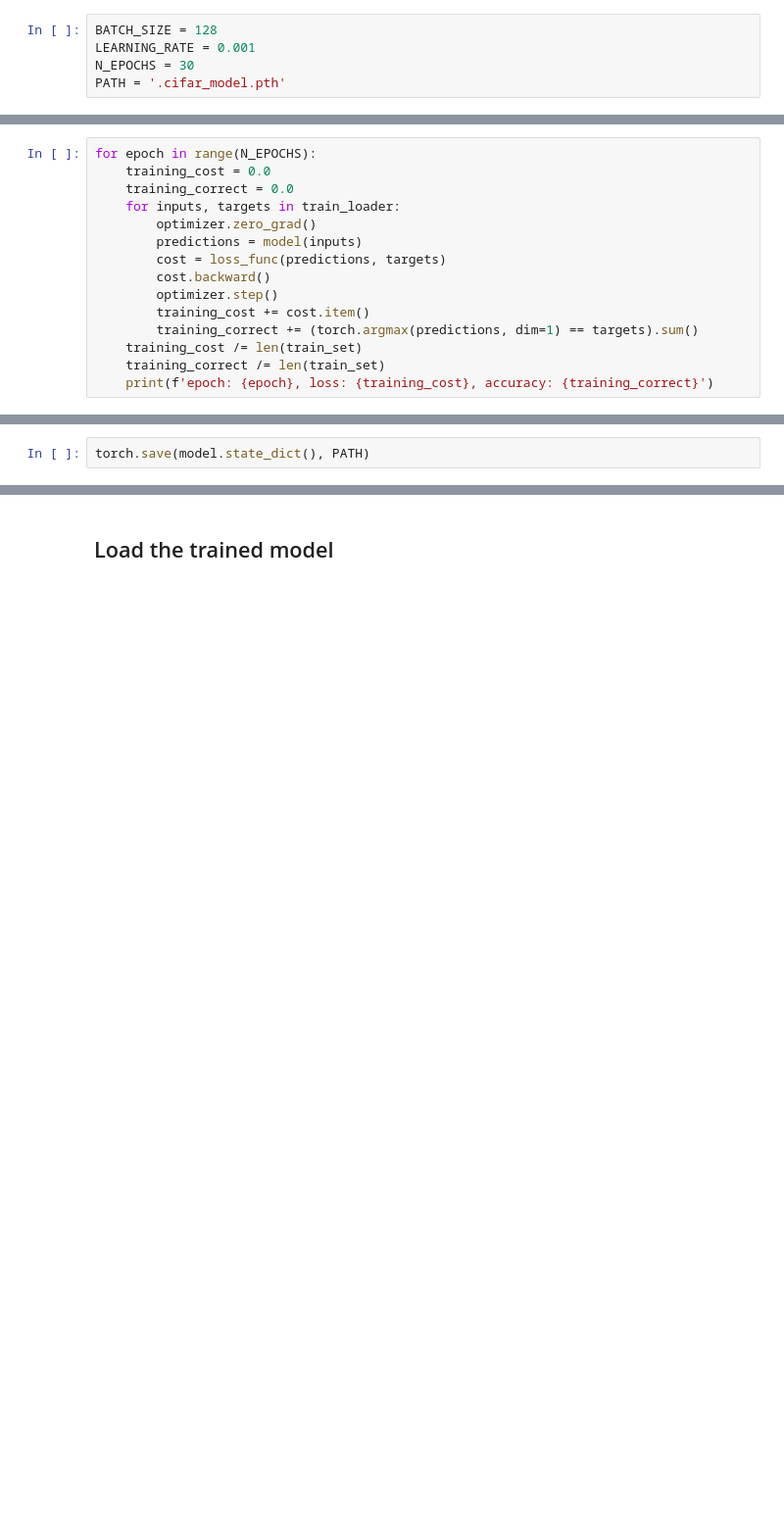
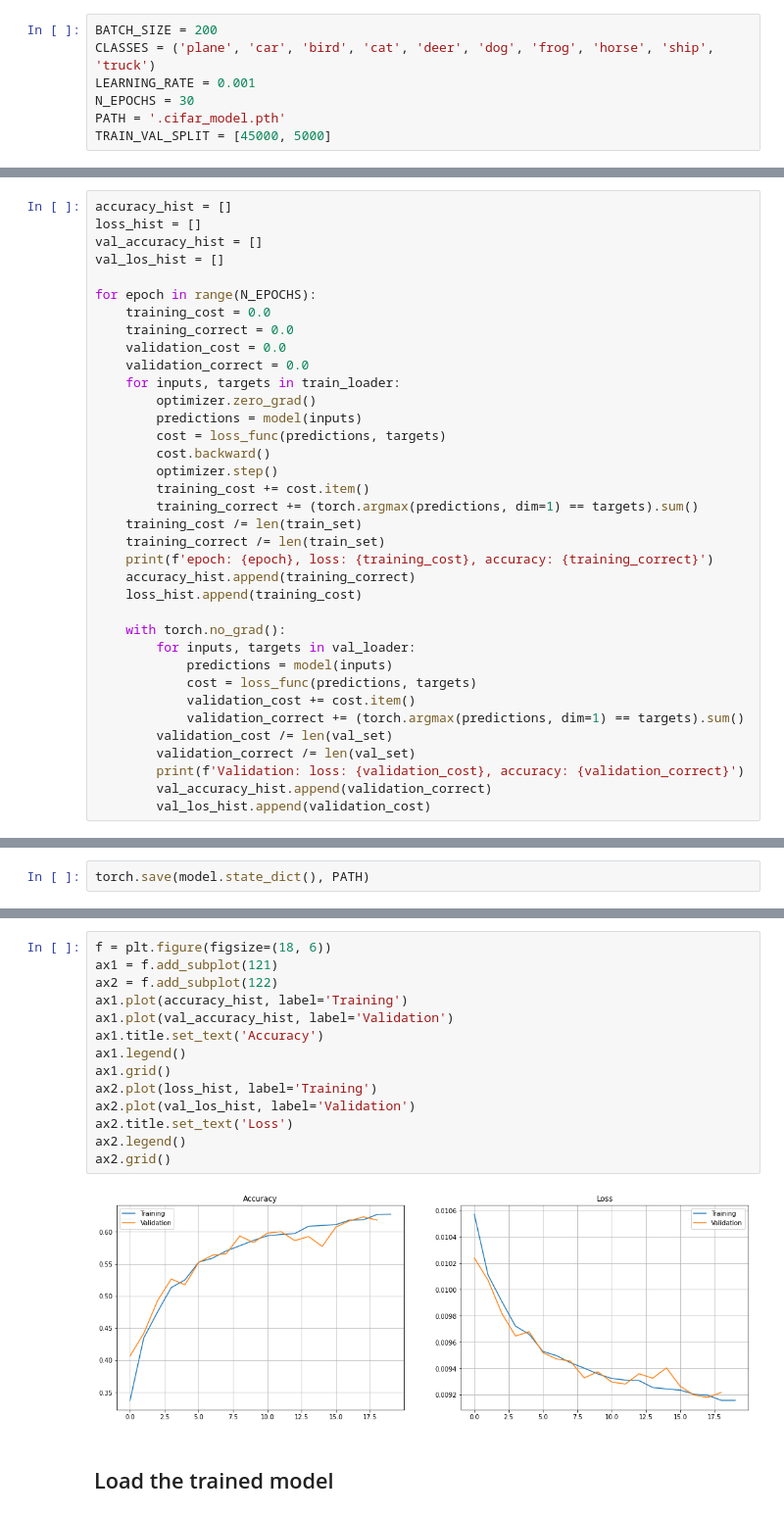
Before and after one commit to goodnic/MSE-TSM_DeLearn, a Jupyter notebook: Exercises/06/ex3.ipynb, the cells around one changed output, grey strips where cells are left out. Shown at 98% size. Cells and saved outputs as stored; diff of their text form; blank space fills up the shorter version.

```diff
--- a/Exercises/06/ex3.ipynb
+++ b/Exercises/06/ex3.ipynb
@@ -7,10 +13,12 @@ import torchsummary
 # %% [markdown]
 ## General Constants
 # %%
-BATCH_SIZE = 128
+BATCH_SIZE = 200
+CLASSES = ('plane', 'car', 'bird', 'cat', 'deer', 'dog', 'frog', 'horse', 'ship', 'truck')
 LEARNING_RATE = 0.001
 N_EPOCHS = 30
 PATH = '.cifar_model.pth'
+TRAIN_VAL_SPLIT = [45000, 5000]
 # %% [markdown]
 ## Loading the data
 # %%
@@ -106,7 +135,14 @@ optimizer = torch.optim.Adam(model.parameters(), lr=LEARNING_RATE)
 # %%
+accuracy_hist = []
+loss_hist = []
+val_accuracy_hist = []
+val_los_hist = []
+
 for epoch in range(N_EPOCHS):
     training_cost = 0.0
     training_correct = 0.0
+    validation_cost = 0.0
+    validation_correct = 0.0
     for inputs, targets in train_loader:
         optimizer.zero_grad()
         predictions = model(inputs)
@@ -118,4 +154,18 @@ for epoch in range(N_EPOCHS):
     training_cost /= len(train_set)
     training_correct /= len(train_set)
     print(f'epoch: {epoch}, loss: {training_cost}, accuracy: {training_correct}')
+    accuracy_hist.append(training_correct)
+    loss_hist.append(training_cost)
+
+    with torch.no_grad():
+        for inputs, targets in val_loader:
+            predictions = model(inputs)
+            cost = loss_func(predictions, targets)
+            validation_cost += cost.item()
+            validation_correct += (torch.argmax(predictions, dim=1) == targets).sum()
+        validation_cost /= len(val_set)
+        validation_correct /= len(val_set)
+        print(f'Validation: loss: {validation_cost}, accuracy: {validation_correct}')
+        val_accuracy_hist.append(validation_correct)
+        val_los_hist.append(validation_cost)
 # %% [output]
@@ -143,3 +196,19 @@ torch.save(model.state_dict(), PATH)
+# %%
+f = plt.figure(figsize=(18, 6))
+ax1 = f.add_subplot(121)
+ax2 = f.add_subplot(122)
+ax1.plot(accuracy_hist, label='Training')
+ax1.plot(val_accuracy_hist, label='Validation')
+ax1.title.set_text('Accuracy')
+ax1.legend()
+ax1.grid()
+ax2.plot(loss_hist, label='Training')
+ax2.plot(val_los_hist, label='Validation')
+ax2.title.set_text('Loss')
+ax2.legend()
+ax2.grid()
+# %% [output]
+[figure, added]
 # %% [markdown]
 ## Load the trained model
 # %%
```
Also changed, not shown: parts of 14 cells of this notebook, 1 other file.
